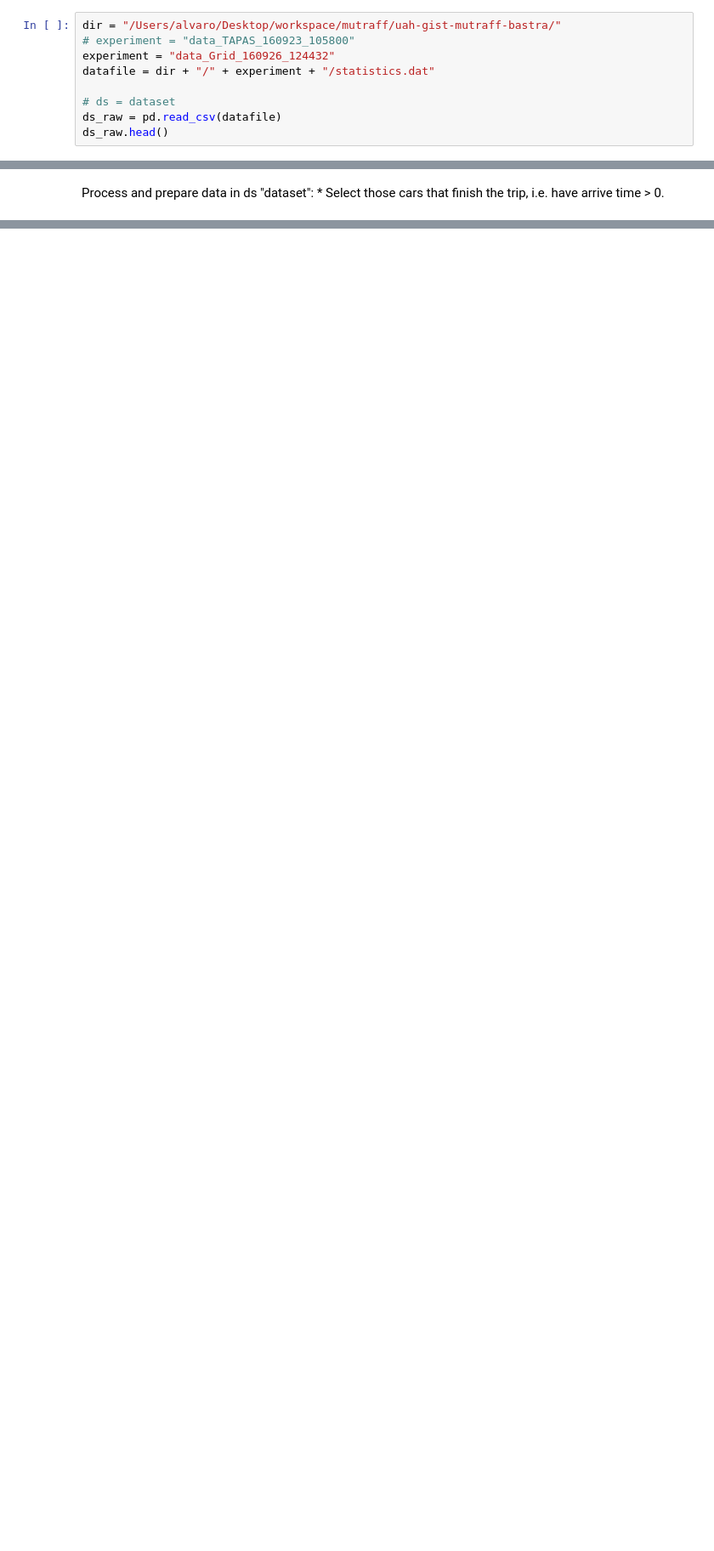
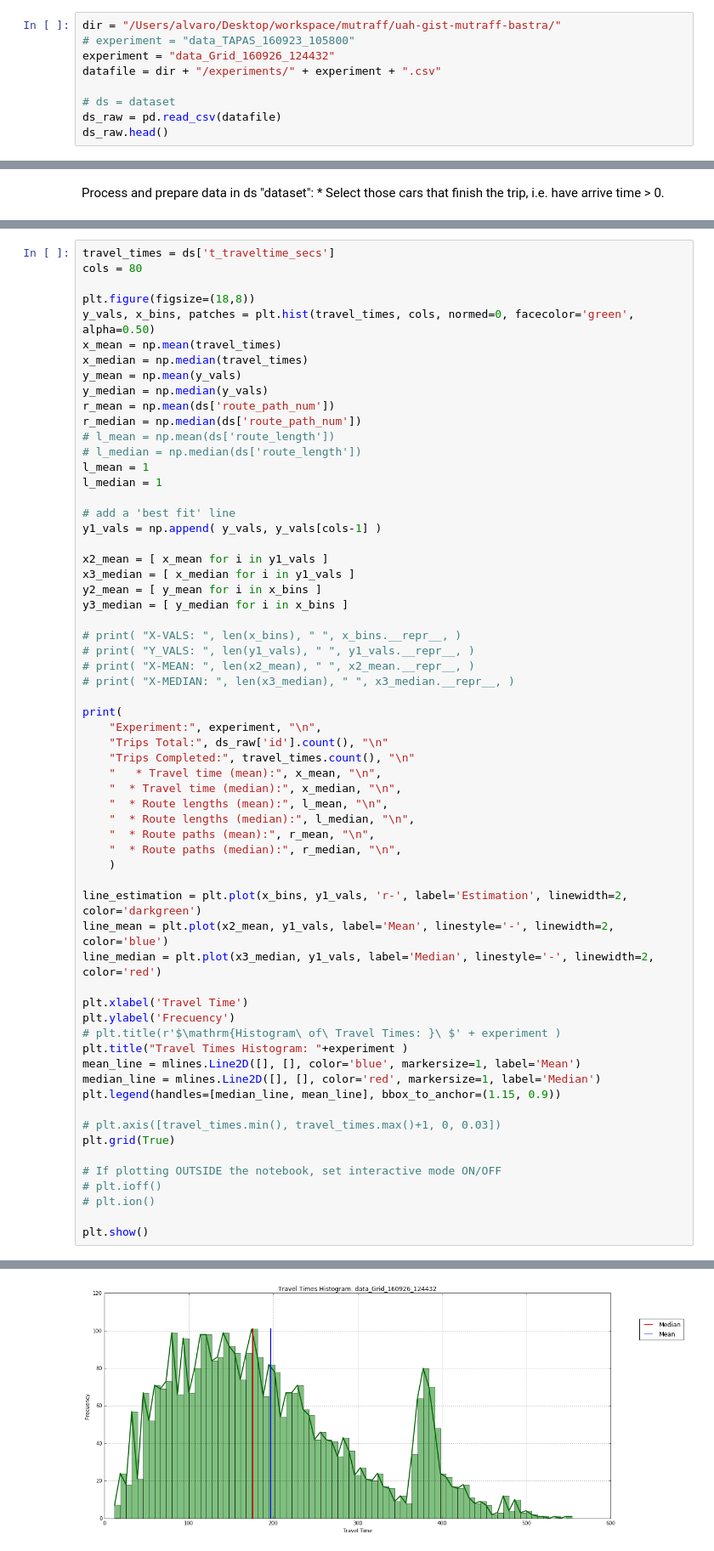
Before and after one commit to akudilcz/uah-gist-mutraff-bastra, a Jupyter notebook: notebooks/basic_experiment_notebook.ipynb, the cells around one changed output, grey strips where cells are left out. Shown at 85% size. Cells and saved outputs as stored; diff of their text form; blank space fills up the shorter version.

```diff
--- a/notebooks/basic_experiment_notebook.ipynb
+++ b/notebooks/basic_experiment_notebook.ipynb
@@ -29,7 +31,7 @@ import pandas as pd
 dir = "/Users/alvaro/Desktop/workspace/mutraff/uah-gist-mutraff-bastra/"
 # experiment = "data_TAPAS_160923_105800"
 experiment = "data_Grid_160926_124432"
-datafile = dir + "/" + experiment + "/statistics.dat"
+datafile = dir + "/experiments/" + experiment + ".csv"
 
 # ds = dataset
 ds_raw = pd.read_csv(datafile)
@@ -82,0 +59,63 @@ plt.show()
+# %%
+travel_times = ds['t_traveltime_secs']
+cols = 80
+
+plt.figure(figsize=(18,8))
+y_vals, x_bins, patches = plt.hist(travel_times, cols, normed=0, facecolor='green', alpha=0.50)
+x_mean = np.mean(travel_times)
+x_median = np.median(travel_times)
+y_mean = np.mean(y_vals)
+y_median = np.median(y_vals)
+r_mean = np.mean(ds['route_path_num'])
+r_median = np.median(ds['route_path_num'])
+# l_mean = np.mean(ds['route_length'])
+# l_median = np.median(ds['route_length'])
+l_mean = 1
+l_median = 1
+
+# add a 'best fit' line
+y1_vals = np.append( y_vals, y_vals[cols-1] )
+
+x2_mean = [ x_mean for i in y1_vals ]
+x3_median = [ x_median for i in y1_vals ]
+y2_mean = [ y_mean for i in x_bins ]
+y3_median = [ y_median for i in x_bins ]
+
+# print( "X-VALS: ", len(x_bins), " ", x_bins.__repr__, )
+# print( "Y_VALS: ", len(y1_vals), " ", y1_vals.__repr__, )
+# print( "X-MEAN: ", len(x2_mean), " ", x2_mean.__repr__, )
+# print( "X-MEDIAN: ", len(x3_median), " ", x3_median.__repr__, )
+
+print(
+    "Experiment:", experiment, "\n",
+    "Trips Total:", ds_raw['id'].count(), "\n"
+    "Trips Completed:", travel_times.count(), "\n"
+    "   * Travel time (mean):", x_mean, "\n",
+    "  * Travel time (median):", x_median, "\n",
+    "  * Route lengths (mean):", l_mean, "\n",
+    "  * Route lengths (median):", l_median, "\n",
+    "  * Route paths (mean):", r_mean, "\n",
+    "  * Route paths (median):", r_median, "\n",
+    )
+
+line_estimation = plt.plot(x_bins, y1_vals, 'r-', label='Estimation', linewidth=2, color='darkgreen')
+line_mean = plt.plot(x2_mean, y1_vals, label='Mean', linestyle='-', linewidth=2, color='blue')
+line_median = plt.plot(x3_median, y1_vals, label='Median', linestyle='-', linewidth=2, color='red')
+
+plt.xlabel('Travel Time')
+plt.ylabel('Frecuency')
+# plt.title(r'$\mathrm{Histogram\ of\ Travel Times: }\ $' + experiment )
+plt.title("Travel Times Histogram: "+experiment )
+mean_line = mlines.Line2D([], [], color='blue', markersize=1, label='Mean')
+median_line = mlines.Line2D([], [], color='red', markersize=1, label='Median')
+plt.legend(handles=[median_line, mean_line], bbox_to_anchor=(1.15, 0.9))
+
+# plt.axis([travel_times.min(), travel_times.max()+1, 0, 0.03])
+plt.grid(True)
+
+# If plotting OUTSIDE the notebook, set interactive mode ON/OFF
+# plt.ioff()
+# plt.ion()
+
+plt.show()
+# %% [output]
@@ -82,0 +131 @@ plt.show()
+[figure, added]
```
Also changed, not shown: parts of 3 cells of this notebook, 10 other files.
